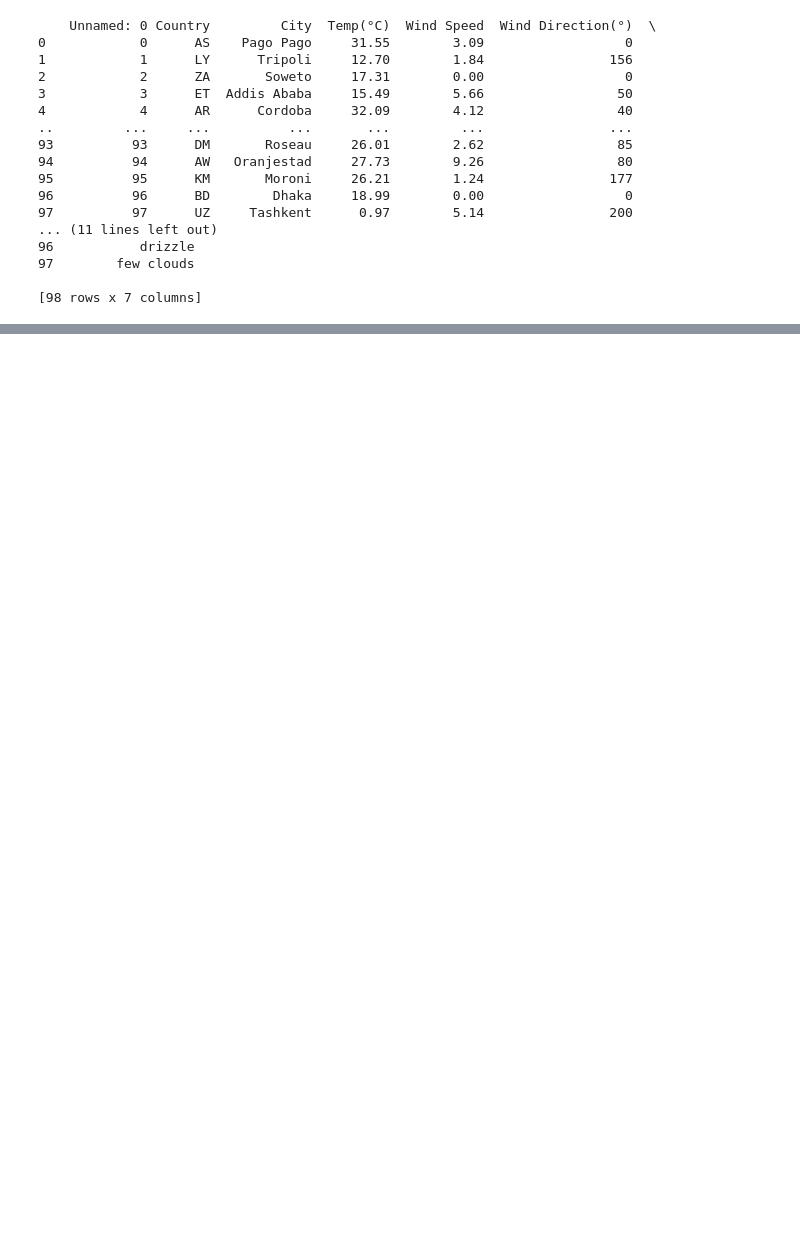
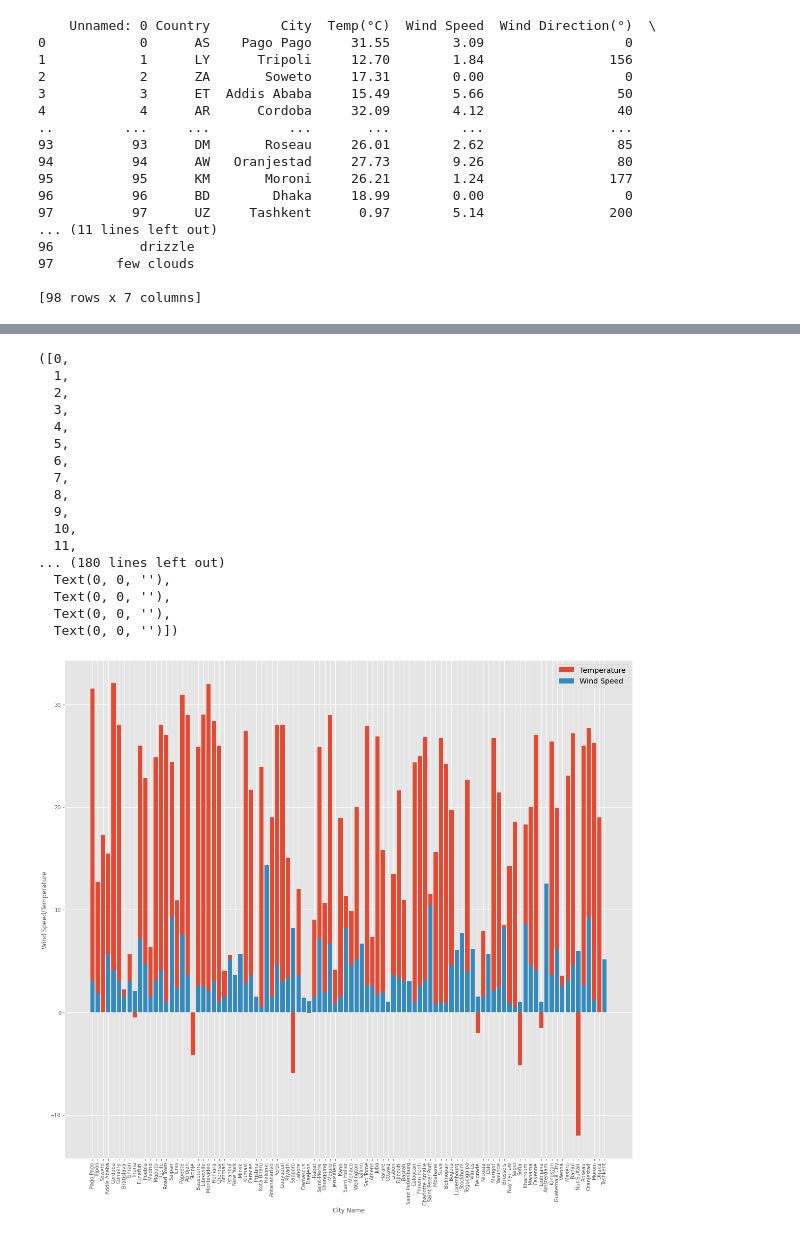
Before and after one commit to Emedion/Weather-Data-Analysis, a Jupyter notebook: weather analysis.ipynb, the cells around one changed output, grey strips where cells are left out. Cells and saved outputs as stored; diff of their text form; code cells hidden in the pictures; blank space fills up the shorter version.

```diff
--- a/weather analysis.ipynb
+++ b/weather analysis.ipynb
@@ -138,3 +133,44 @@ array(['ID', 'BR', 'BH', 'FR', 'CO', 'US', 'IS', 'GB', 'HK', 'MN', 'UG',
+# %%
+#Data Distribution
+import matplotlib.pyplot as plt
+
+plt.style.use("ggplot")
+
+fig, axs = plt.subplots(1, 1, figsize=(20, 18))
+
+plt.bar(data['City'], data['Temp(°C)'], align = 'center')
+plt.xlabel('City Name')
+# plt.ylabel("Temperature")
+
+plt.bar(data['City'], data['Wind Speed'], align = 'center')
+plt.xlabel('City Name')
+plt.ylabel("Wind Speed/Temperature")
+
+plt.legend(["Temperature", "Wind Speed"], frameon=True, fontsize= 'x-large')
+
+plt.xticks(rotation=90)
+# plt.grid()
+
+# axs[0, 1].plt.bar
+# %% [output]
+([0,
+  1,
+  2,
+  3,
+  4,
+  5,
+  6,
+  7,
+  8,
+  9,
+  10,
+  11,
+... (180 lines left out)
+  Text(0, 0, ''),
+  Text(0, 0, ''),
+  Text(0, 0, ''),
+  Text(0, 0, '')])
+[figure, added]
 # %%
 missing = data.isna().sum().sort_values(ascending=False)
 print(missing)
```
Also changed, not shown: parts of 11 cells of this notebook.
